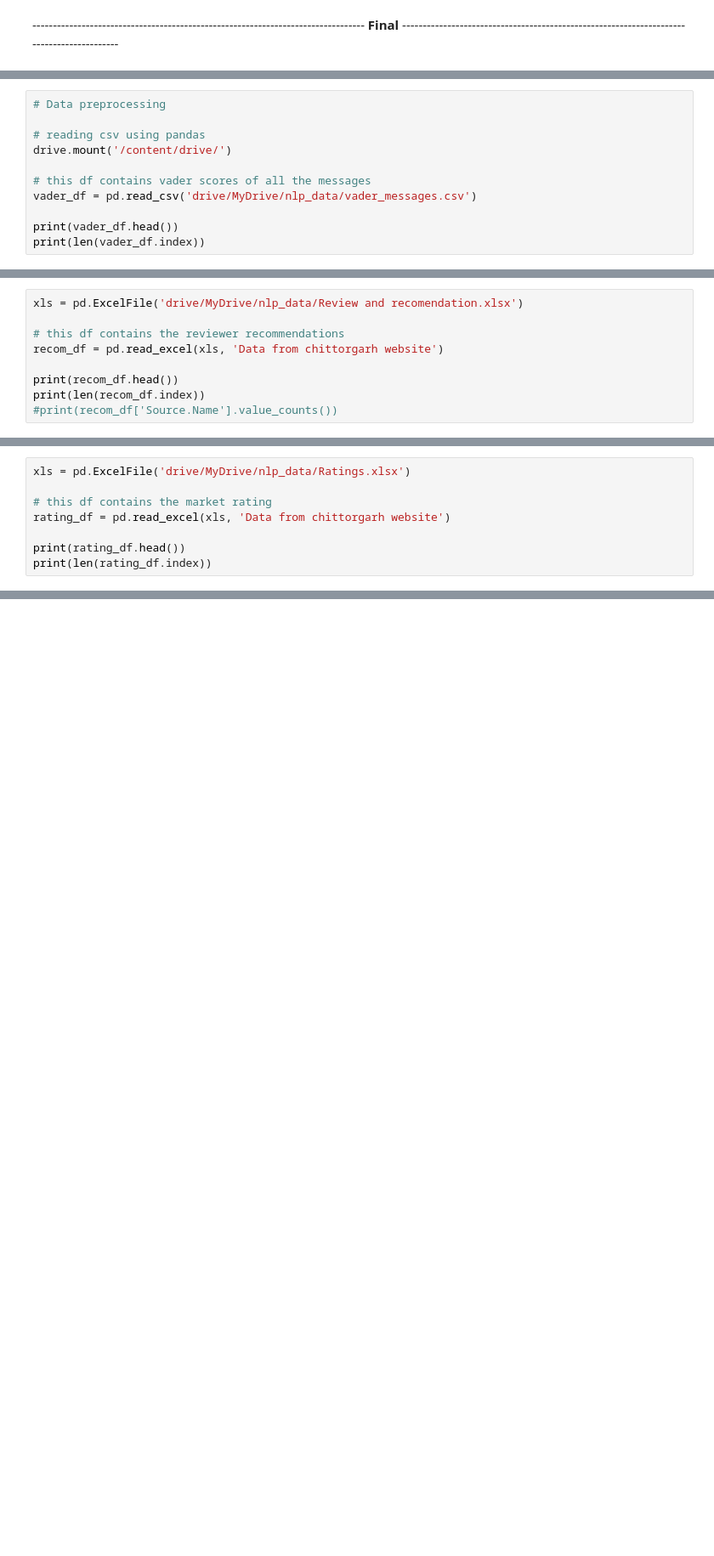
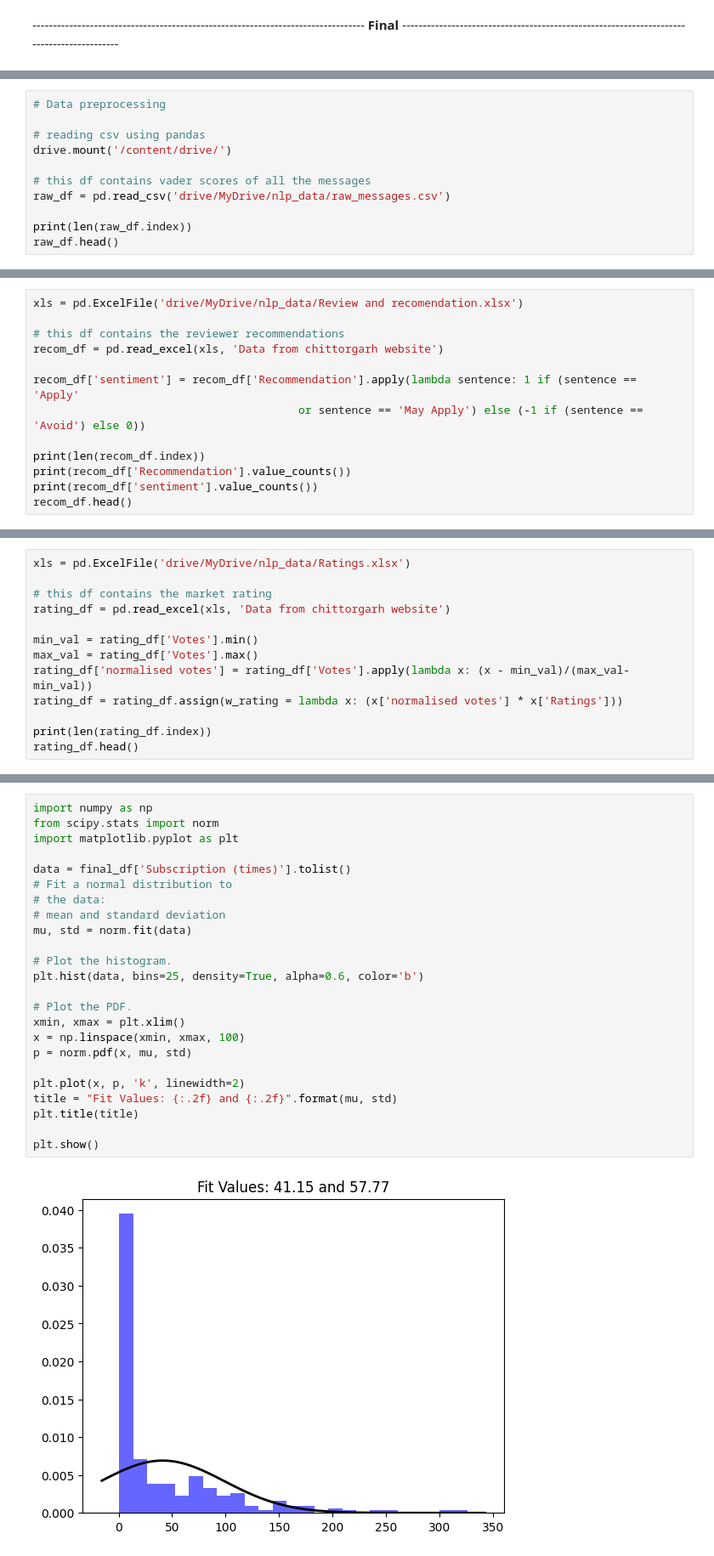
Before and after one commit to hiteshjck/nlp, a Jupyter notebook: Vader_and_BERT.ipynb, the cells around one changed output, grey strips where cells are left out. Shown at 85% size. Saved outputs shown, nothing was run; the diff lists cells and outputs as text; blank space fills up the shorter version.

```diff
--- a/Vader_and_BERT.ipynb
+++ b/Vader_and_BERT.ipynb
@@ -756,8 +886,8 @@ file written!
 drive.mount('/content/drive/')
 
 # this df contains vader scores of all the messages
-vader_df = pd.read_csv('drive/MyDrive/nlp_data/vader_messages.csv')
+raw_df = pd.read_csv('drive/MyDrive/nlp_data/raw_messages.csv')
 
-print(vader_df.head())
-print(len(vader_df.index))
+print(len(raw_df.index))
+raw_df.head()
 # %% [output]
@@ -817,7 +931,11 @@ xls = pd.ExcelFile('drive/MyDrive/nlp_data/Review and recomendation.xlsx')
 # this df contains the reviewer recommendations
 recom_df = pd.read_excel(xls, 'Data from chittorgarh website')
 
-print(recom_df.head())
+recom_df['sentiment'] = recom_df['Recommendation'].apply(lambda sentence: 1 if (sentence == 'Apply'
+                                        or sentence == 'May Apply') else (-1 if (sentence == 'Avoid') else 0))
+
 print(len(recom_df.index))
-#print(recom_df['Source.Name'].value_counts())
+print(recom_df['Recommendation'].value_counts())
+print(recom_df['sentiment'].value_counts())
+recom_df.head()
 # %% [output]
@@ -860,6 +981,11 @@ xls = pd.ExcelFile('drive/MyDrive/nlp_data/Ratings.xlsx')
 # this df contains the market rating
 rating_df = pd.read_excel(xls, 'Data from chittorgarh website')
 
-print(rating_df.head())
+min_val = rating_df['Votes'].min()
+max_val = rating_df['Votes'].max()
+rating_df['normalised votes'] = rating_df['Votes'].apply(lambda x: (x - min_val)/(max_val-min_val))
+rating_df = rating_df.assign(w_rating = lambda x: (x['normalised votes'] * x['Ratings']))
+
 print(len(rating_df.index))
+rating_df.head()
 # %% [output]
@@ -872,0 +1056,26 @@ print(len(rating_df.index))
+# %%
+import numpy as np
+from scipy.stats import norm
+import matplotlib.pyplot as plt
+
+data = final_df['Subscription (times)'].tolist()
+# Fit a normal distribution to
+# the data:
+# mean and standard deviation
+mu, std = norm.fit(data)
+
+# Plot the histogram.
+plt.hist(data, bins=25, density=True, alpha=0.6, color='b')
+
+# Plot the PDF.
+xmin, xmax = plt.xlim()
+x = np.linspace(xmin, xmax, 100)
+p = norm.pdf(x, mu, std)
+
+plt.plot(x, p, 'k', linewidth=2)
+title = "Fit Values: {:.2f} and {:.2f}".format(mu, std)
+plt.title(title)
+
+plt.show()
+# %% [output]
+[figure, added]
```
Also changed, not shown: parts of 35 cells of this notebook.
